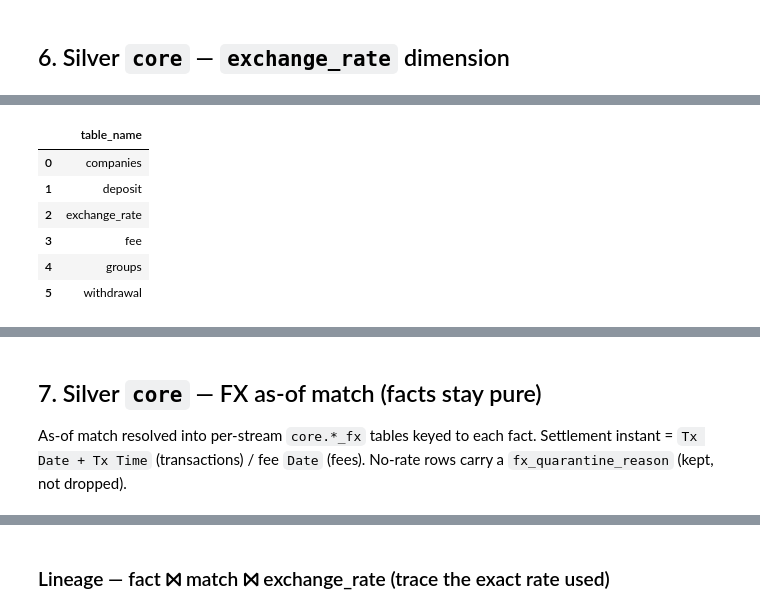
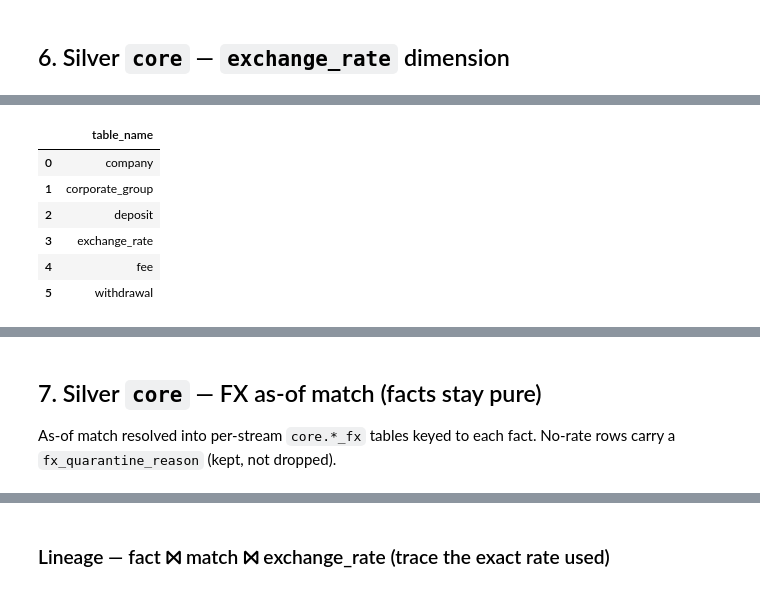
Before and after one commit to hallabehery/FM-Data-Engineer-Test-HS, a Jupyter notebook: notebook/pipeline.ipynb, the cells around one changed output, grey strips where cells are left out. Cells and saved outputs as stored; diff of their text form; code cells hidden in the pictures.

```diff
--- a/notebook/pipeline.ipynb
+++ b/notebook/pipeline.ipynb
@@ -218,17 +198,13 @@ print(silver_core.build_exchange_rates(con))
 [silver.core.exchange_rate] in=161342 out=161342 kept=161342 quarantined=0 dropped=0 conserved=yes
 # %%
 # Tables created so far in the 'core' schema
-con.sql("""
-    SELECT table_name
-    FROM duckdb_tables() WHERE schema_name = 'core'
-    ORDER BY table_name
-""").df()
+con.sql("SELECT table_name FROM duckdb_tables() WHERE schema_name = 'core' ORDER BY table_name").df()
 # %% [output]
 |  | table_name |
-| 0 | companies |
-| 1 | deposit |
-| 2 | exchange_rate |
-| 3 | fee |
-| 4 | groups |
+| 0 | company |
+| 1 | corporate_group |
+| 2 | deposit |
+| 3 | exchange_rate |
+| 4 | fee |
 | 5 | withdrawal |
 # %%
@@ -248,9 +224,8 @@ con.sql("SELECT * FROM core.exchange_rate LIMIT 10").df()
 | 9 | EUR | 13757268 | 1751328480730 | 1751328540710 | 2025-07-01 01:08:00.730000+01:00 | 2025-07-01 01:09:00.710000+01:00 | 0.858333 |
 # %% [markdown]
 ## 7. Silver `core` — FX as-of match (facts stay pure)
-As-of match resolved into per-stream `core.*_fx` tables keyed to each fact. Settlement
-instant = `Tx Date + Tx Time` (transactions) / fee `Date` (fees). No-rate rows carry a
-`fx_quarantine_reason` (kept, not dropped).
+As-of match resolved into per-stream `core.*_fx` tables keyed to each fact. No-rate rows
+carry a `fx_quarantine_reason` (kept, not dropped).
 # %%
 for r in silver_core.build_fx_match(con):
     print(r)
```
Also changed, not shown: parts of 24 cells of this notebook, 10 other files.
